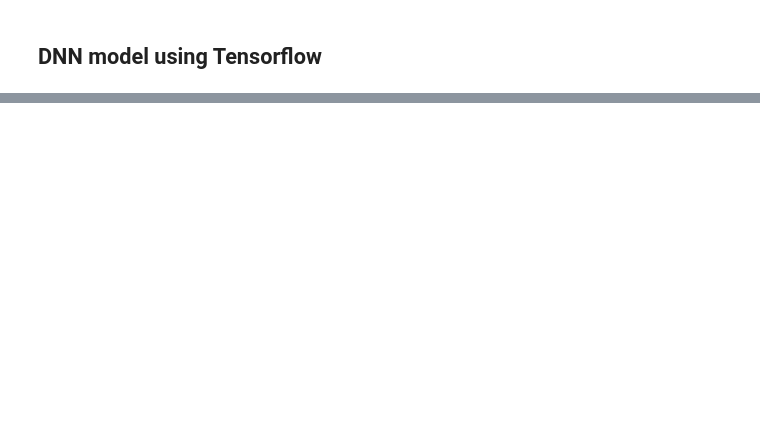
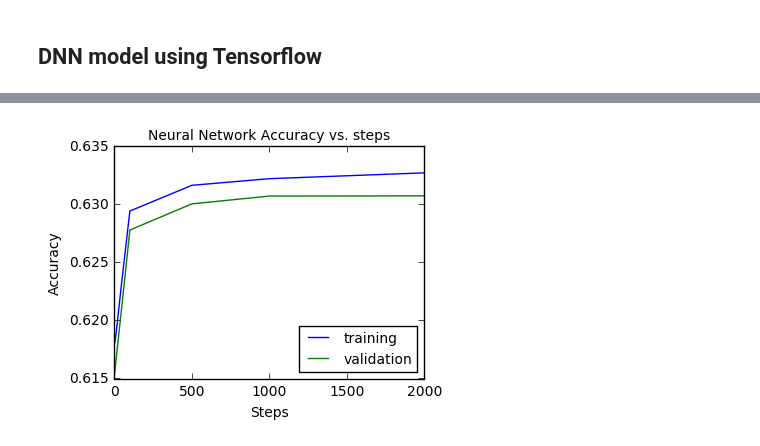
Before and after one commit to olibolly/w0207-final, a Jupyter notebook: w207 - OZ - final project.ipynb, the cells around one changed output, grey strips where cells are left out. Drawn from its saved outputs; the diff is of its cells as text; code cells hidden in the pictures; blank space fills up the shorter version.

```diff
--- a/w207 - OZ - final project.ipynb
+++ b/w207 - OZ - final project.ipynb
@@ -257,0 +251,36 @@ altogether. The behavior of this flag is described below.
+# %%
+STEPS = [1, 10, 50, 100, 500, 1000, 2000]
+HIDDEN_UNITS = [10, 20, 10]
+periods = 5
+
+dnn_learning_steps = tf.contrib.learn.DNNLinearCombinedClassifier(
+    model_dir = model_dir,
+    dnn_feature_columns = deep_columns,
+    dnn_hidden_units = HIDDEN_UNITS,
+    n_classes= 13)
+
+accuracy_trainings = []
+accuracy_validations = []
+for step in STEPS:
+    dnn_learning_steps.fit(
+    input_fn = train_input_fn,
+    steps = step
+    )
+
+    accuracy_training = dnn_learning_steps.evaluate(input_fn = train_input_fn, steps = 1)
+    accuracy_validation = dnn_learning_steps.evaluate(input_fn = eval_input_fn, steps = 1)
+
+    accuracy_trainings.append(accuracy_training['accuracy'])
+    accuracy_validations.append(accuracy_validation['accuracy'])
+
+    print "  step %i : %3.3f" % (step, accuracy_training['accuracy'])
+
+# Output a graph of loss metrics over periods.
+plt.figure(figsize=(4,3))
+plt.ylabel("Accuracy")
+plt.xlabel("Steps")
+plt.title("Neural Network Accuracy vs. steps", fontsize= 10)
+plt.plot(STEPS, accuracy_trainings, label='training')
+plt.plot(STEPS, accuracy_validations, label='validation')
+plt.legend(loc = 4, fontsize= 10)
+plt.show()
@@ -257,0 +295,11 @@ altogether. The behavior of this flag is described below.
+# %%
+plt.figure(figsize=(4,3))
+plt.ylabel("Accuracy")
+plt.xlabel("Steps")
+plt.title("Neural Network Accuracy vs. steps", fontsize= 10)
+plt.plot(STEPS, accuracy_trainings, label='training')
+plt.plot(STEPS, accuracy_validations, label='validation')
+plt.legend(loc = 4, fontsize= 10)
+plt.show()
+# %% [output]
+[figure, added]
```
Also changed, not shown: parts of 11 cells of this notebook.
